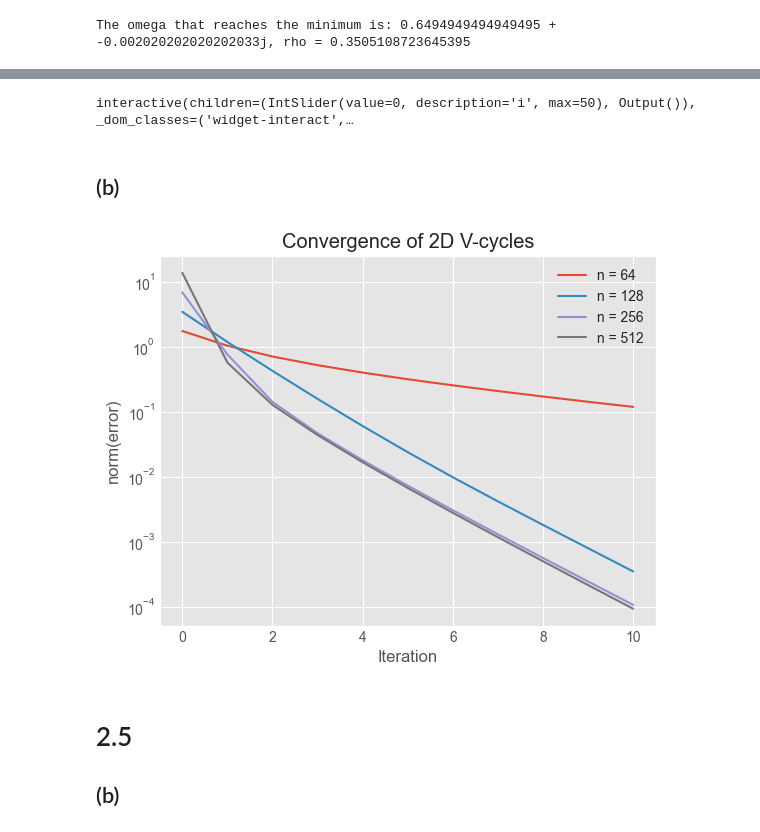
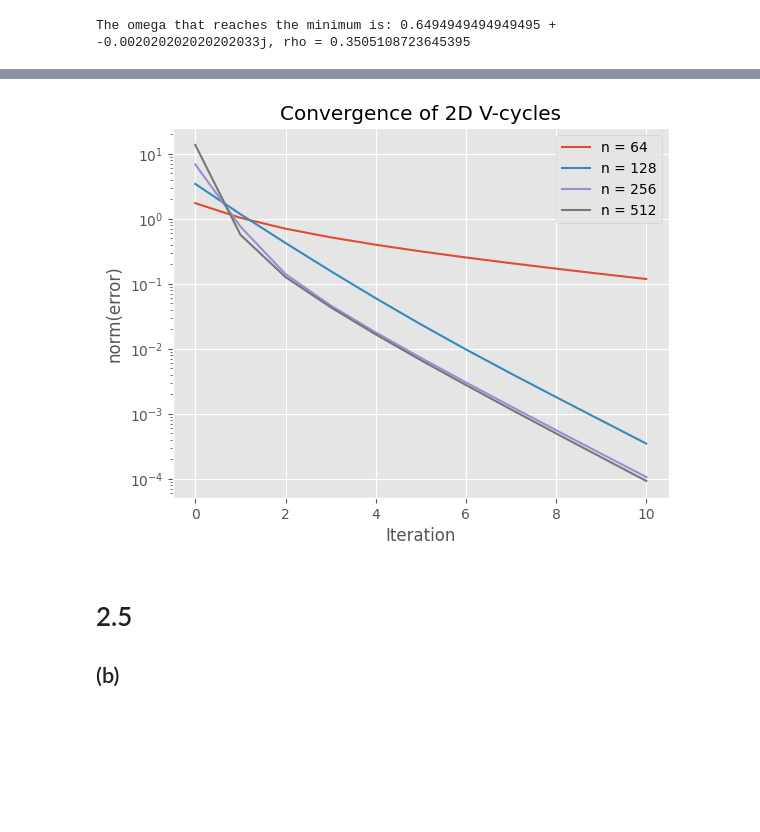
Before and after one commit to ISIPINK/Project-2023-2024-Multigrid-voor-het-oplossen-van-complex-waardige-Helmholtz-problemen, a Jupyter notebook: code/main.ipynb, the cells around one changed output, grey strips where cells are left out. Saved outputs shown, nothing was run; the diff lists cells and outputs as text; code cells hidden in the pictures; blank space fills up the shorter version.

```diff
--- a/code/main.ipynb
+++ b/code/main.ipynb
@@ -294,45 +320,39 @@ The omega that reaches the minimum is: 0.6494949494949495 + -0.00202020202020203
 # %%
-def helmholtz2D_model(sigma=complex(-600,-300), omega = 2/3,n=64,recursion_depth=3,iterations =12):
-    f = pointsource_half2D(n)
+def helmholtz2D_model(sigma=complex(-600,-300), omega = 2/3,n=64,recursion_depth=3,iterations =12,g = pointsource_half2D):
+    f = g(n)
     u_approx = np.zeros((n-1)**2)
     u_exact = spsolve(helmholtz2D(n,sigma),f)
     errors = [u_exact-u_approx]
     for _ in range(iterations):
         u_approx = geoVcycle(
             mat = (partial(helmholtz2D,sigma=sigma)),
             f= f,
             u = u_approx,
             nu1=1,
             nu2=1,
             relax=partial(wjacobi,omega= omega),
             restrict=simple_restrict2D,
             interpolate=simple_interpolate2D,
             recursion_depth=recursion_depth,
             dimensions =2)
         errors.append(u_exact-u_approx)
     return errors
 
-errors = helmholtz2D_model(n=128,iterations = 50)
-plt_vecs2D(errors,[f"errors after {i} Vcycles" for i in range(len(errors))])
+for n in [64,128,256,512]:
+    errors = helmholtz2D_model(n=n,iterations = 10)
+    norms =  [norm(e) for e in errors]
+    plt.plot(norms, label=f"n = {n}")
+
+plt.yscale("log")
+plt.xlabel("Iteration")
+plt.ylabel("norm(error)")
+plt.title("Convergence of 2D V-cycles")
+plt.grid(True)
+plt.legend()
+plt.savefig("./plts/convergence_2Dcomplex", dpi=300,bbox_inches='tight')
+plt.show()
 # %% [output]
-interactive(children=(IntSlider(value=0, description='i', max=50), Output()), _dom_classes=('widget-interact',…
+[figure, added]
-# %% [markdown]
-## (b)
-# %%
-for n in [64,128,256,512]:
-    errors = helmholtz2D_model(n=n,iterations = 10)
-    norms =  [norm(e) for e in errors]
-    plt.plot(norms, label=f"n = {n}")
-
-plt.yscale("log")
-plt.xlabel("Iteration")
-plt.ylabel("norm(error)")
-plt.title("Convergence of 2D V-cycles")
-plt.grid(True)
-plt.legend()
-plt.show()
-# %% [output]
-[figure, removed]
 # %% [markdown]
 # 2.5
 ## (b)
```
Also changed, not shown: parts of 13 cells of this notebook, 9 other files.
